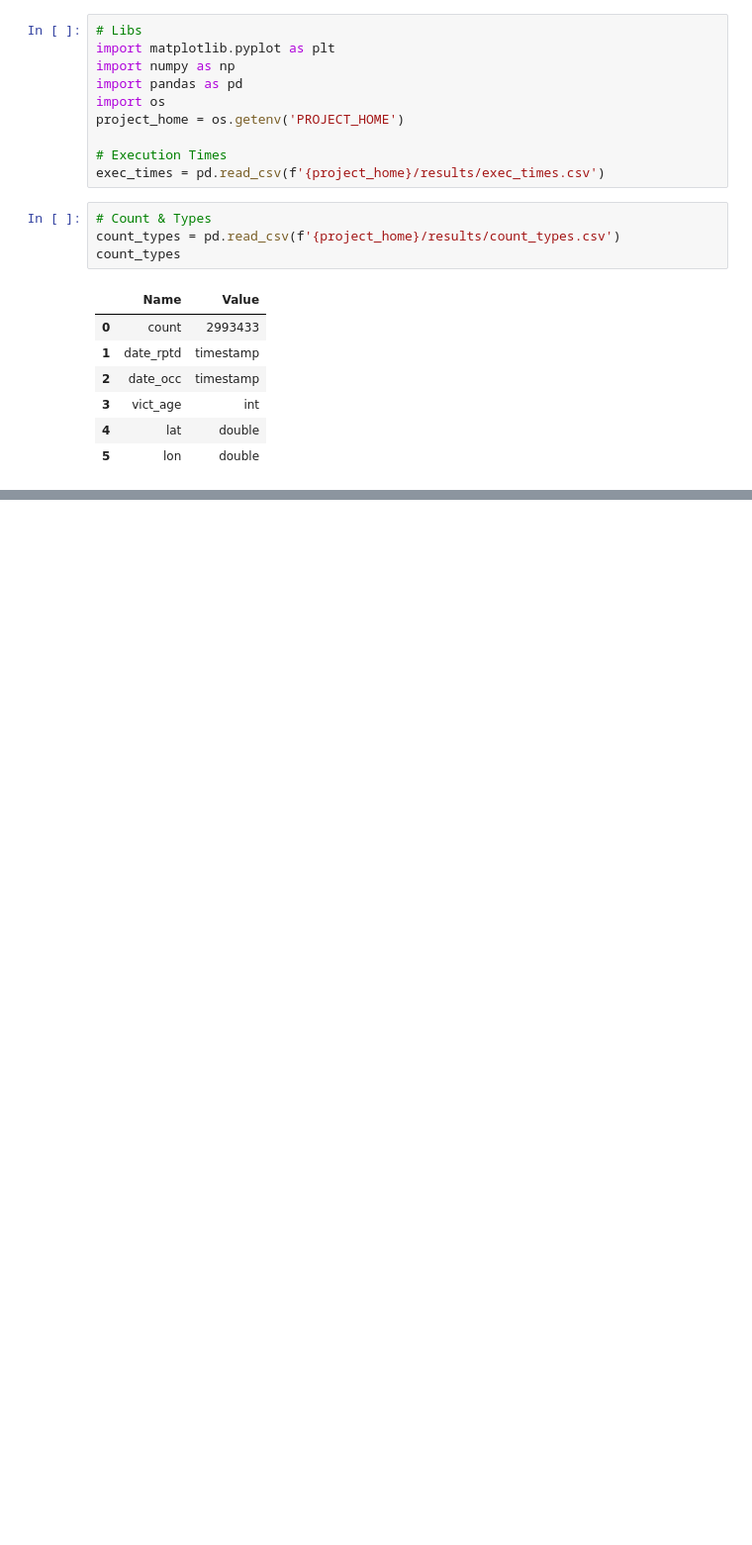
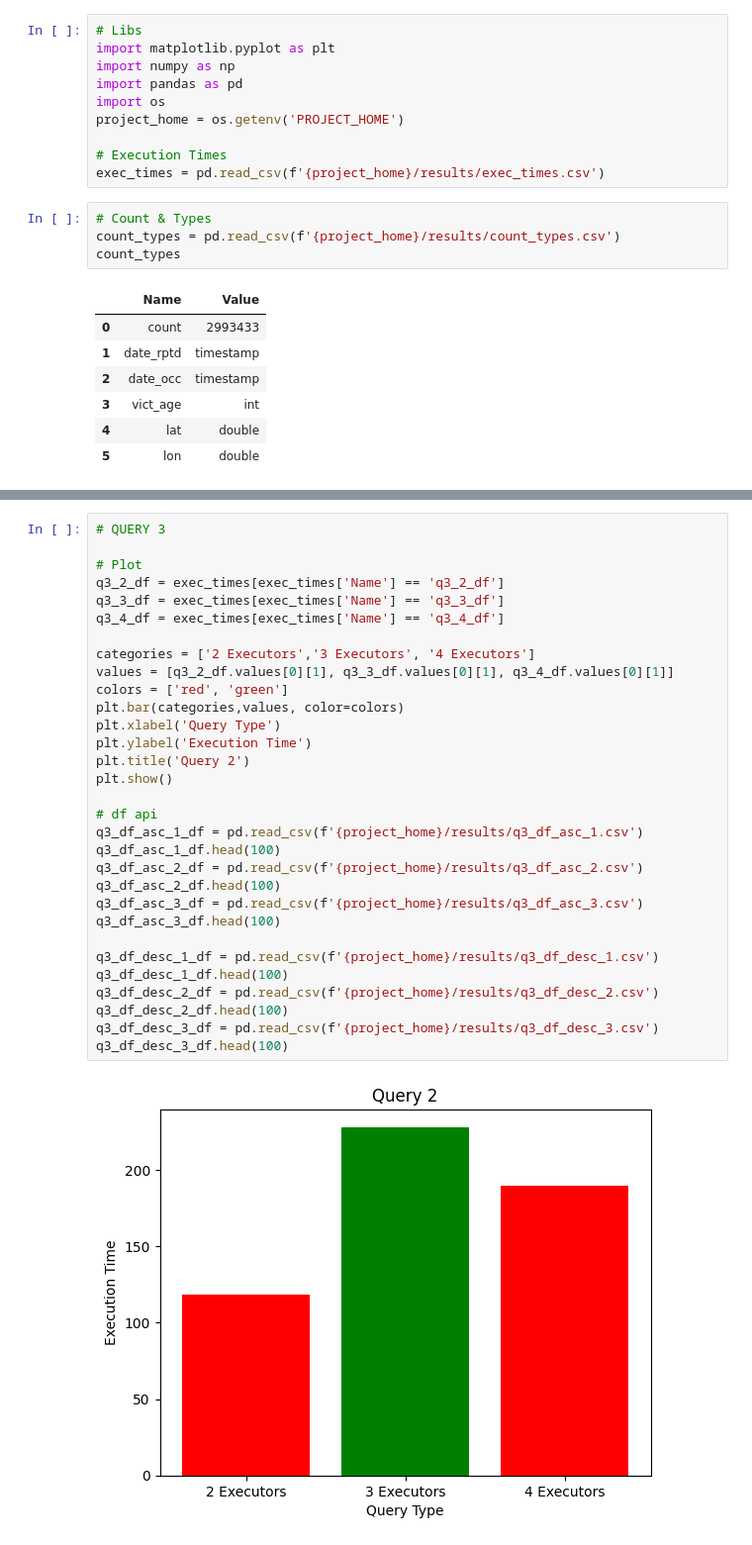
Before and after one commit to DVasios/Advanced-Database-Systems, a Jupyter notebook: results.ipynb, the cells around one changed output, grey strips where cells are left out. Shown at 99% size. Cells and saved outputs as stored; diff of their text form; blank space fills up the shorter version.

```diff
--- a/results.ipynb
+++ b/results.ipynb
@@ -46,0 +95,33 @@ q2 = pd.read
+# %%
+# QUERY 3
+
+# Plot
+q3_2_df = exec_times[exec_times['Name'] == 'q3_2_df']
+q3_3_df = exec_times[exec_times['Name'] == 'q3_3_df']
+q3_4_df = exec_times[exec_times['Name'] == 'q3_4_df']
+
+categories = ['2 Executors','3 Executors', '4 Executors']
+values = [q3_2_df.values[0][1], q3_3_df.values[0][1], q3_4_df.values[0][1]]
+colors = ['red', 'green']
+plt.bar(categories,values, color=colors)
+plt.xlabel('Query Type')
+plt.ylabel('Execution Time')
+plt.title('Query 2')
+plt.show()
+
+# df api
+q3_df_asc_1_df = pd.read_csv(f'{project_home}/results/q3_df_asc_1.csv')
+q3_df_asc_1_df.head(100)
+q3_df_asc_2_df = pd.read_csv(f'{project_home}/results/q3_df_asc_2.csv')
+q3_df_asc_2_df.head(100)
+q3_df_asc_3_df = pd.read_csv(f'{project_home}/results/q3_df_asc_3.csv')
+q3_df_asc_3_df.head(100)
+
+q3_df_desc_1_df = pd.read_csv(f'{project_home}/results/q3_df_desc_1.csv')
+q3_df_desc_1_df.head(100)
+q3_df_desc_2_df = pd.read_csv(f'{project_home}/results/q3_df_desc_2.csv')
+q3_df_desc_2_df.head(100)
+q3_df_desc_3_df = pd.read_csv(f'{project_home}/results/q3_df_desc_3.csv')
+q3_df_desc_3_df.head(100)
+# %% [output]
+[figure, added]
```
Also changed, not shown: parts of 7 cells of this notebook, 9 other files.
